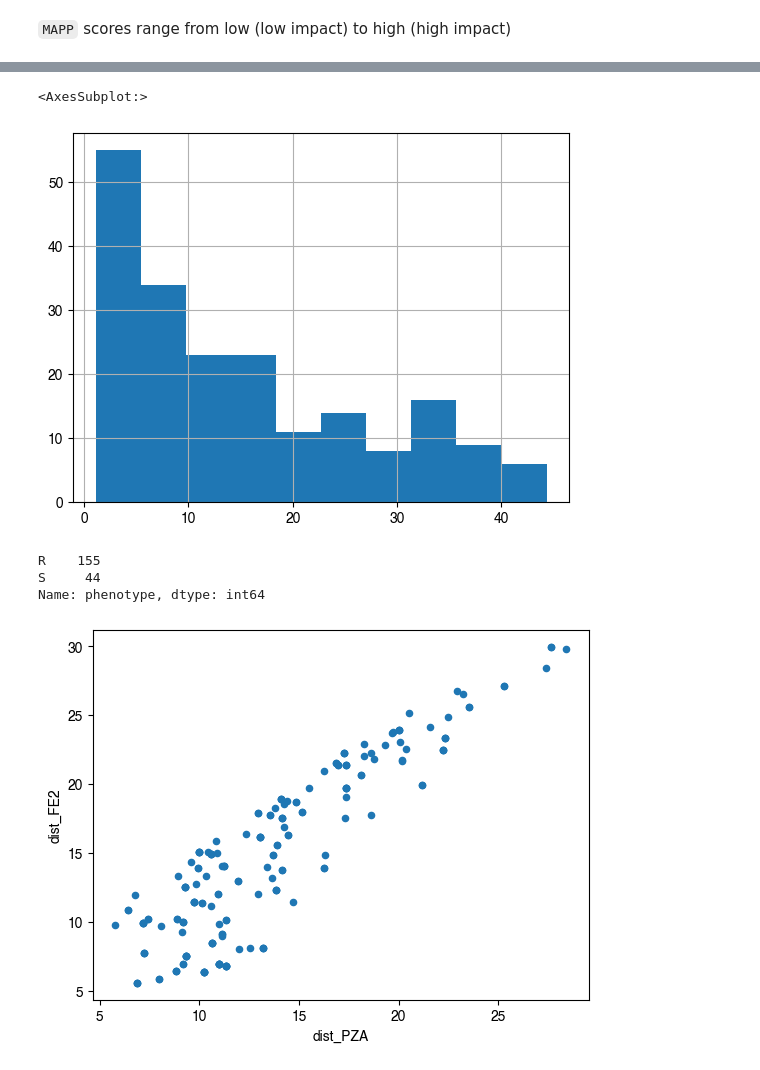
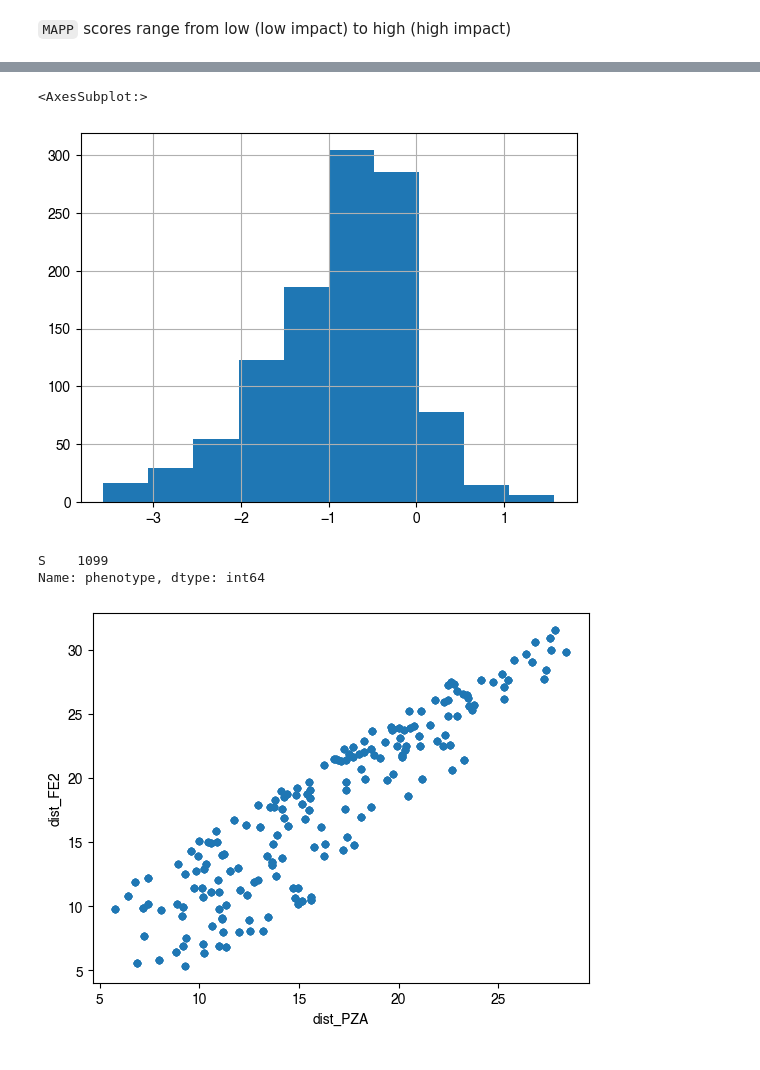
Before and after one commit to fowler-lab/predict-pyrazinamide-resistance, a Jupyter notebook: 06-add-features.ipynb, the cells around one changed output, grey strips where cells are left out. Cells and saved outputs as stored; diff of their text form; code cells hidden in the pictures.

```diff
--- a/06-add-features.ipynb
+++ b/06-add-features.ipynb
@@ -12,3 +10,5 @@ filestem = 'validation-mutations'
+# %%
+filestem = 'all'
 # %%
 df2 = pandas.read_csv('data/ds-' + filestem+'-phen.csv')
 df2.rename(columns={'MUTATION':'mutation', 'CONSISTENT_PHENOTYPE':'phenotype'}, inplace=True)
@@ -22,3 +22,6 @@ df2[:3]
+# %%
+df2['segid'] = 'A'
+df2[['segid', 'mutation']].to_csv('foo.txt', sep=' ', index=False)
 # %%
 dataset = sbmlcore.FeatureDataset(df2, species='M. tuberculosis', gene='pncA')
 dataset.df['segid'] = 'A'
@@ -219,18 +248,17 @@ dataset.df
 # %%
-dataset.df.mapp_score.hist()
+dataset.df.mcsm_stability_ddG.hist()
 # %% [output]
 <AxesSubplot:>
-[figure, old version]
+[figure, new version]
 # %%
 dataset.df.phenotype.value_counts()
 # %% [output]
-R    155
-S     44
+S    1099
 Name: phenotype, dtype: int64
 # %%
 axes = dataset.df.plot.scatter(x='dist_PZA', y='dist_FE2')
 # %% [output]
-[figure, old version]
+[figure, new version]
 # %%
 axes = dataset.df.plot.scatter(x='deep_ddG', y='rasp_score_ml_fermi', figsize=(6,6))
 # %% [output]
```
Also changed, not shown: parts of 22 cells of this notebook, 10 other files.
